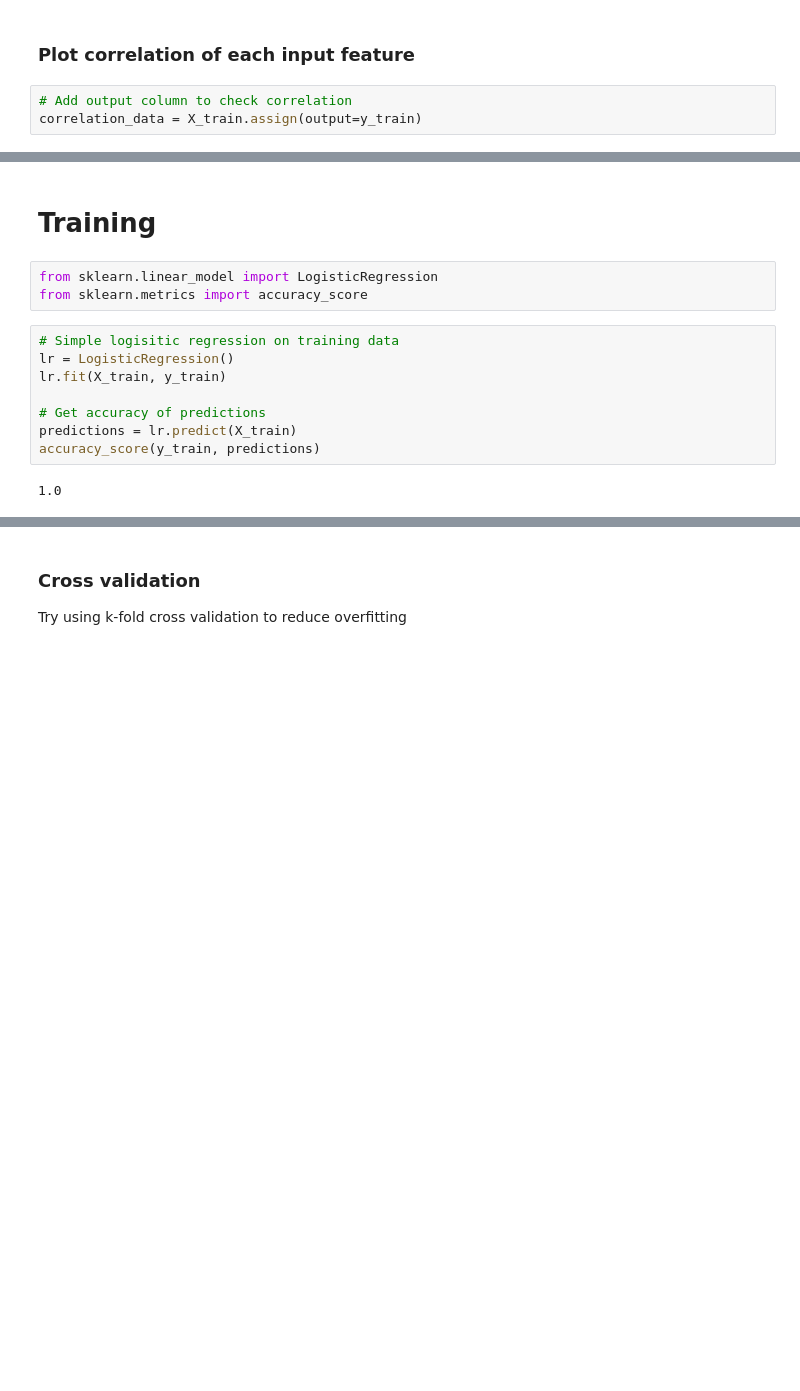
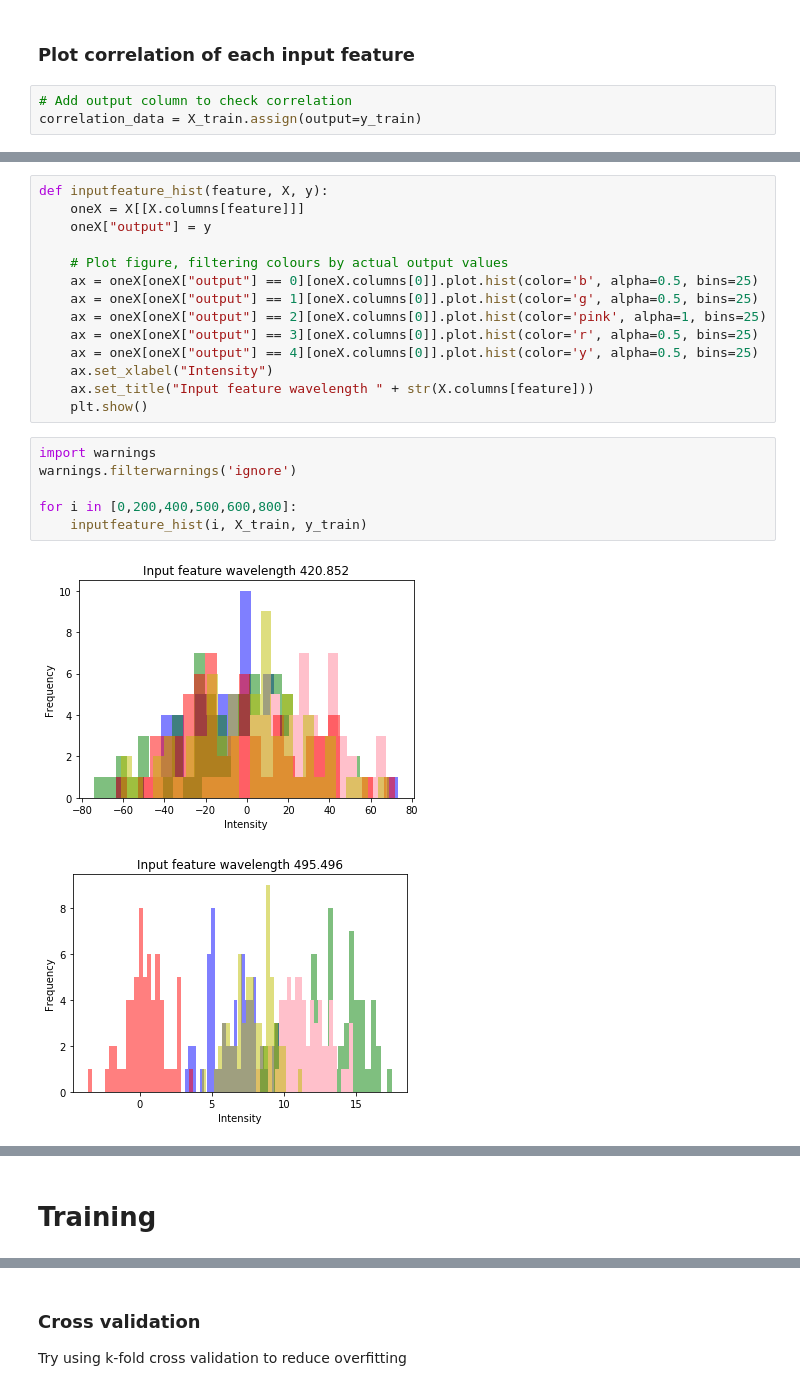
Before and after one commit to 12yuens2/classification-learning, a Jupyter notebook: multiclass/multiclassTask.ipynb, the cells around one changed output, grey strips where cells are left out. Drawn from its saved outputs; the diff is of its cells as text; blank space fills up the shorter version.

```diff
--- a/multiclass/multiclassTask.ipynb
+++ b/multiclass/multiclassTask.ipynb
@@ -67,0 +73,23 @@ plt.show()
+# %%
+def inputfeature_hist(feature, X, y):
+    oneX = X[[X.columns[feature]]]
+    oneX["output"] = y
+
+    # Plot figure, filtering colours by actual output values
+    ax = oneX[oneX["output"] == 0][oneX.columns[0]].plot.hist(color='b', alpha=0.5, bins=25)
+    ax = oneX[oneX["output"] == 1][oneX.columns[0]].plot.hist(color='g', alpha=0.5, bins=25)
+    ax = oneX[oneX["output"] == 2][oneX.columns[0]].plot.hist(color='pink', alpha=1, bins=25)
+    ax = oneX[oneX["output"] == 3][oneX.columns[0]].plot.hist(color='r', alpha=0.5, bins=25)
+    ax = oneX[oneX["output"] == 4][oneX.columns[0]].plot.hist(color='y', alpha=0.5, bins=25)
+    ax.set_xlabel("Intensity")
+    ax.set_title("Input feature wavelength " + str(X.columns[feature]))
+    plt.show()
+# %%
+import warnings
+warnings.filterwarnings('ignore')
+
+for i in [0,200,400,500,600,800]:
+    inputfeature_hist(i, X_train, y_train)
+# %% [output]
+[figure, added]
+[figure, added]
@@ -68,15 +100,2 @@ plt.show()
 # %% [markdown]
 # Training
-# %%
-from sklearn.linear_model import LogisticRegression
-from sklearn.metrics import accuracy_score
-# %%
-# Simple logisitic regression on training data
-lr = LogisticRegression()
-lr.fit(X_train, y_train)
-
-# Get accuracy of predictions
-predictions = lr.predict(X_train)
-accuracy_score(y_train, predictions)
-# %% [output]
-1.0
```
Also changed, not shown: parts of 50 cells of this notebook, 1 other file.
